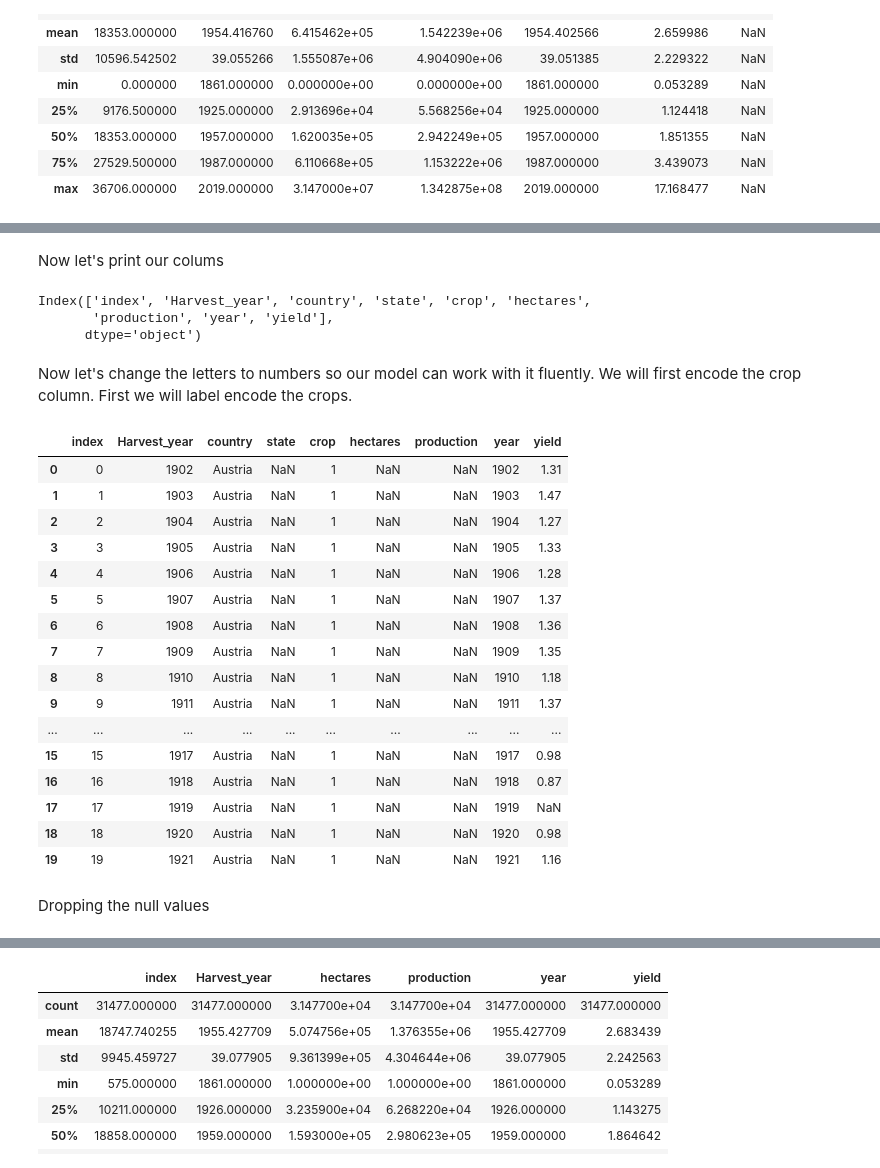
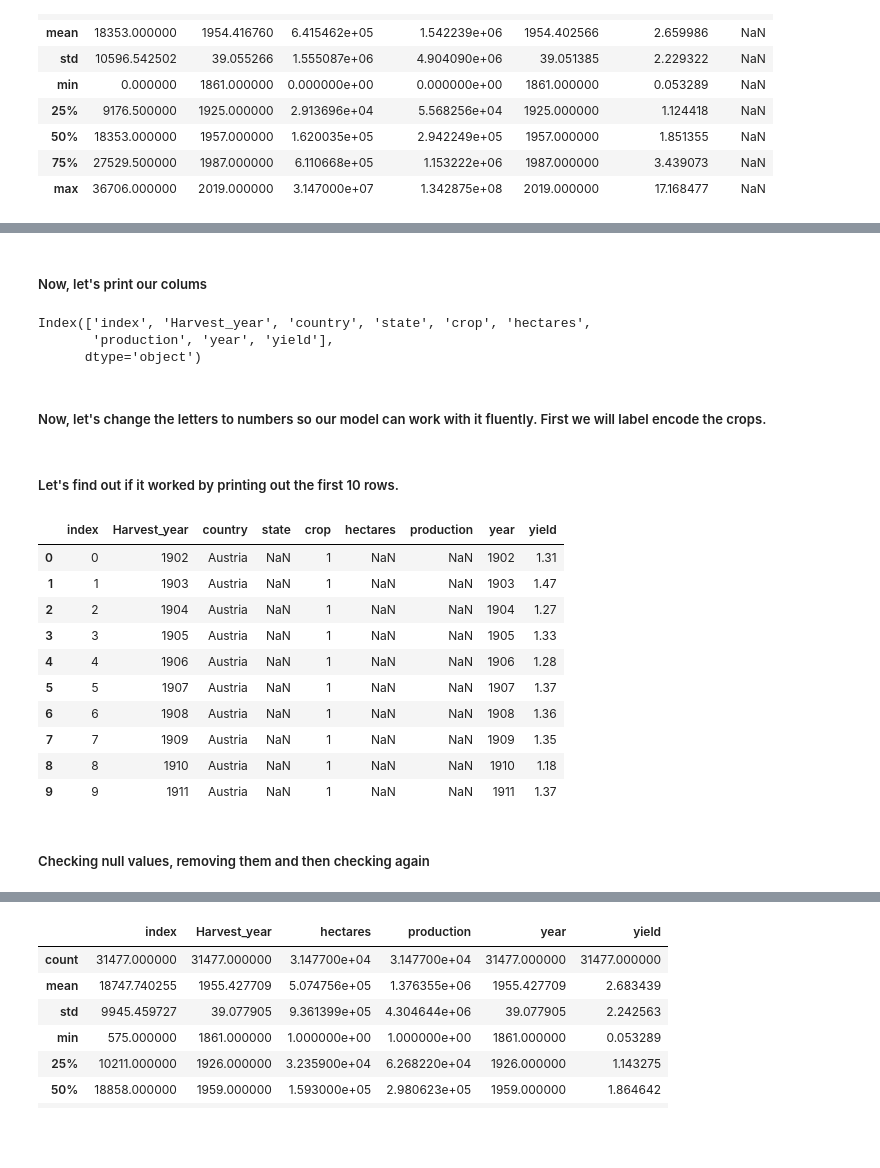
Before and after one commit to arthurbirate/DataNexa_Cloud_AI, a Jupyter notebook: 1. Data exploration/1.2 Crop cleaning.ipynb, the cells around one changed output, grey strips where cells are left out. Drawn from its saved outputs; the diff is of its cells as text; code cells hidden in the pictures; blank space fills up the shorter version.

```diff
--- a/1. Data exploration/1.2 Crop cleaning.ipynb
+++ b/1. Data exploration/1.2 Crop cleaning.ipynb
@@ -83,7 +109,7 @@ Let's change the names of the columns now to make them more clear.
 # %%
 crop_data.columns = ["index","Harvest_year","country","state","crop","hectares","production","year","yield"]
 # %% [markdown]
-Now let's print our colums
+##### Now, let's print our colums
 # %%
 print(crop_data.columns)
 # %% [output]
@@ -91,8 +117,7 @@ Index(['index', 'Harvest_year', 'country', 'state', 'crop', 'hectares',
        'production', 'year', 'yield'],
       dtype='object')
 # %% [markdown]
-Now let's change the letters to numbers so our model can work with it fluently. We will first encode the crop column.
-First we will label encode the crops.
+#####  Now, let's change the letters to numbers so our model can work with it fluently. First we will label encode the crops.
 # %%
 filter_wheat = (crop_data["crop"] == "wheat")
 crop_data.loc[filter_wheat,"crop"] = 1
@@ -104,25 +129,19 @@ filter_sp_wheat = (crop_data["crop"] == "spring wheat")
 crop_data.loc[filter_sp_wheat,"crop"] = 4
 filter_winter_wheat = (crop_data["crop"] == "winter wheat")
 crop_data.loc[filter_winter_wheat,"crop"] = 5
+# %% [markdown]
+##### Let's find out if it worked by printing out the first 10 rows.
 # %%
-crop_data.head(20)
+crop_data.head(10)
 # %% [output]
 |  | index | Harvest_year | country | state | crop | hectares | production | year | yield |
 | 0 | 0 | 1902 | Austria | NaN | 1 | NaN | NaN | 1902 | 1.31 |
 | 1 | 1 | 1903 | Austria | NaN | 1 | NaN | NaN | 1903 | 1.47 |
 | 2 | 2 | 1904 | Austria | NaN | 1 | NaN | NaN | 1904 | 1.27 |
 | 3 | 3 | 1905 | Austria | NaN | 1 | NaN | NaN | 1905 | 1.33 |
 | 4 | 4 | 1906 | Austria | NaN | 1 | NaN | NaN | 1906 | 1.28 |
 | 5 | 5 | 1907 | Austria | NaN | 1 | NaN | NaN | 1907 | 1.37 |
 | 6 | 6 | 1908 | Austria | NaN | 1 | NaN | NaN | 1908 | 1.36 |
 | 7 | 7 | 1909 | Austria | NaN | 1 | NaN | NaN | 1909 | 1.35 |
 | 8 | 8 | 1910 | Austria | NaN | 1 | NaN | NaN | 1910 | 1.18 |
 | 9 | 9 | 1911 | Austria | NaN | 1 | NaN | NaN | 1911 | 1.37 |
-| ... | ... | ... | ... | ... | ... | ... | ... | ... | ... |
-| 15 | 15 | 1917 | Austria | NaN | 1 | NaN | NaN | 1917 | 0.98 |
-| 16 | 16 | 1918 | Austria | NaN | 1 | NaN | NaN | 1918 | 0.87 |
-| 17 | 17 | 1919 | Austria | NaN | 1 | NaN | NaN | 1919 | NaN |
-| 18 | 18 | 1920 | Austria | NaN | 1 | NaN | NaN | 1920 | 0.98 |
-| 19 | 19 | 1921 | Austria | NaN | 1 | NaN | NaN | 1921 | 1.16 |
-# %% [markdown]
-Dropping the null values
@@ -131 +148,3 @@ new_data_crop = crop_data.dropna()
+# %% [markdown]
+##### Checking null values, removing them and then checking again
 # %%
```
Also changed, not shown: parts of 39 cells of this notebook.
